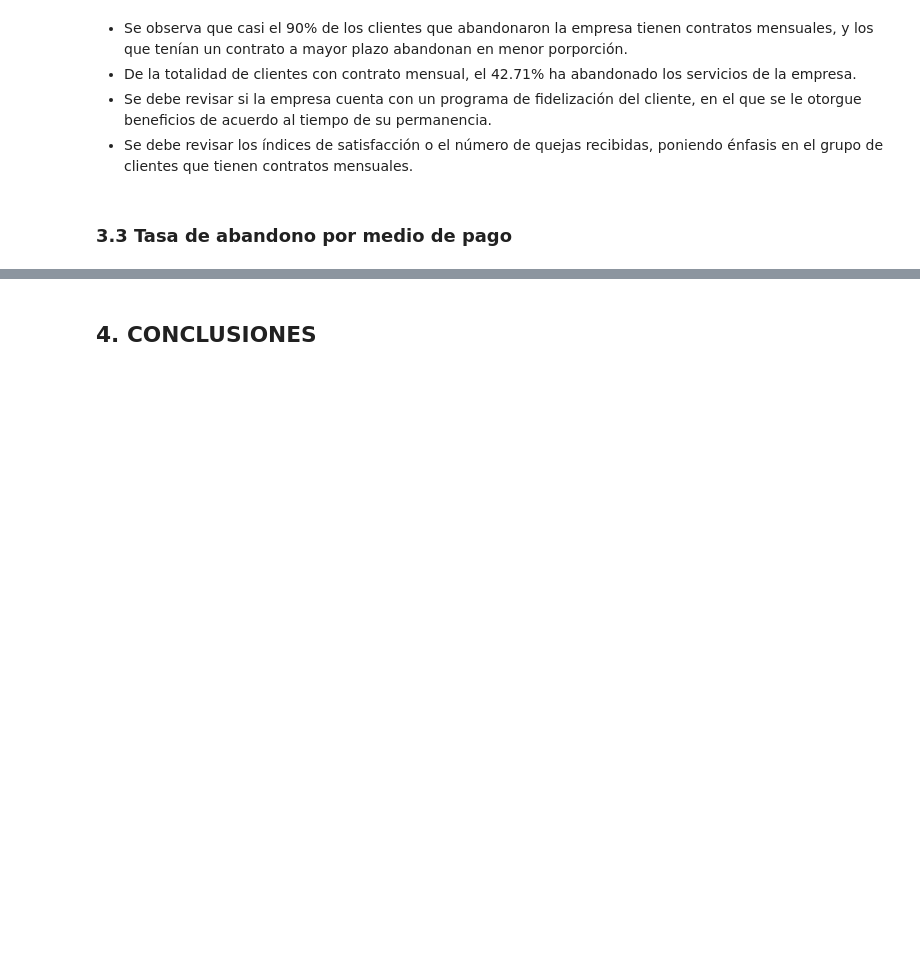
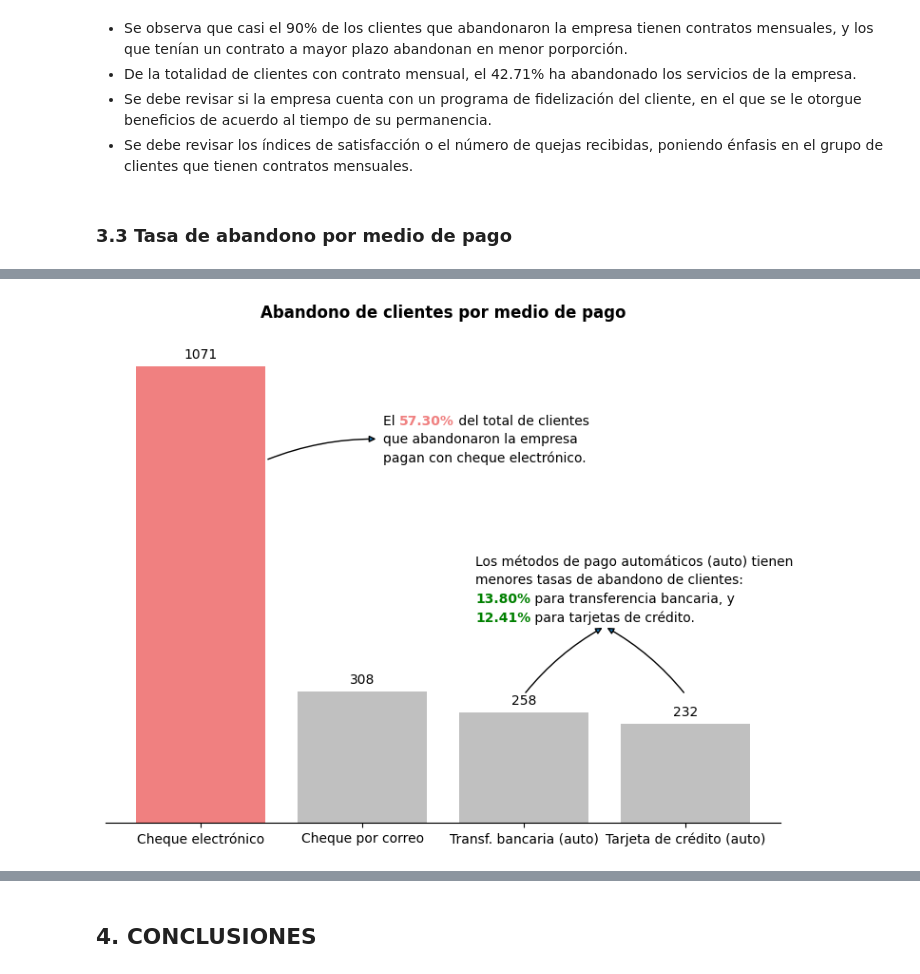
Before and after one commit to ecordovag/telecomx, a Jupyter notebook: telecom_x.ipynb, the cells around one changed output, grey strips where cells are left out. Drawn from its saved outputs; the diff is of its cells as text; code cells hidden in the pictures; blank space fills up the shorter version.

Commit message:
Tasa de abandono por medio de pago

```diff
--- a/telecom_x.ipynb
+++ b/telecom_x.ipynb
@@ -606,0 +634,4 @@ plt.show()
+# %%
+# Reordenamiento de valores de mayor a menor
+df_abandono_pago.sort_values(by='Si', ascending=False, inplace=True)
+df_abandono_pago
@@ -606,0 +645,66 @@ plt.show()
+# %%
+# Creación de gráfico de barras
+
+# Elección de colores de las barras
+colores =[]
+for pago in df_abandono_pago.index:
+  if pago == 'Cheque electrónico':
+    colores.append('lightcoral')
+  else:
+    colores.append('silver')
+
+fig, ax = plt.subplots(figsize=(8,6))
+
+ax.bar(x=df_abandono_pago.index, height=df_abandono_pago['Si'], color=colores)
+
+# Anotaciones de la gráfica
+
+# Valor de las barras
+for v in df_abandono_pago.index:
+    ax.text(v, df_abandono_pago['Si'][v]+20,df_abandono_pago['Si'][v], ha='center')
+
+# Flechas
+ax.annotate('',
+             xy=(0.4,850),
+             xytext=(1.1,900),
+             arrowprops=dict(arrowstyle="<|-", connectionstyle="arc3,rad=0.1")
+             )
+
+ax.annotate('',
+             xy=(2,300),
+             xytext=(2.5,460),
+             arrowprops=dict(arrowstyle="<|-", connectionstyle="arc3,rad=0.1")
+             )
+
+ax.annotate('',
+             xy=(3,300),
+             xytext=(2.5,460),
+             arrowprops=dict(arrowstyle="<|-", connectionstyle="arc3,rad=-0.1")
+             )
+
+# Texto con partes resaltadas
+ax_text(x=1.13, y=960,
+        s=f'El <{df_abandono_pago['%_abandono_total'].iloc[0]}> del total de clientes\nque abandonaron la empresa\npagan con cheque electrónico.',
+        highlight_textprops=[{"fontweight": 'bold', 'color':'lightcoral'}]
+        )
+
+ax_text(x=1.7, y=630,
+        s=f'Los métodos de pago automáticos (auto) tienen\nmenores tasas de abandono de clientes: \n<{df_abandono_pago['%_abandono_total'].iloc[2]}> para transferencia bancaria, y\n<{df_abandono_pago['%_abandono_total'].iloc[3]}> para tarjetas de crédito.',
+        highlight_textprops=[{"fontweight": 'bold', 'color':'green'}, {"fontweight": 'bold', 'color':'green'}]
+        )
+
+# Agregar título
+ax.set_title('Abandono de clientes por medio de pago', pad=20, weight='bold')
+
+# Quitar los ticks del eje y
+ax.set_yticks([])
+
+# Eliminación de líneas de recuadro de la gráfica
+ax.spines['top'].set_visible(False)
+ax.spines['right'].set_visible(False)
+ax.spines['left'].set_visible(False)
+
+plt.tight_layout()
+plt.show()
+# %% [output]
+[figure, added]
```
Also changed, not shown: parts of 4 cells of this notebook.
